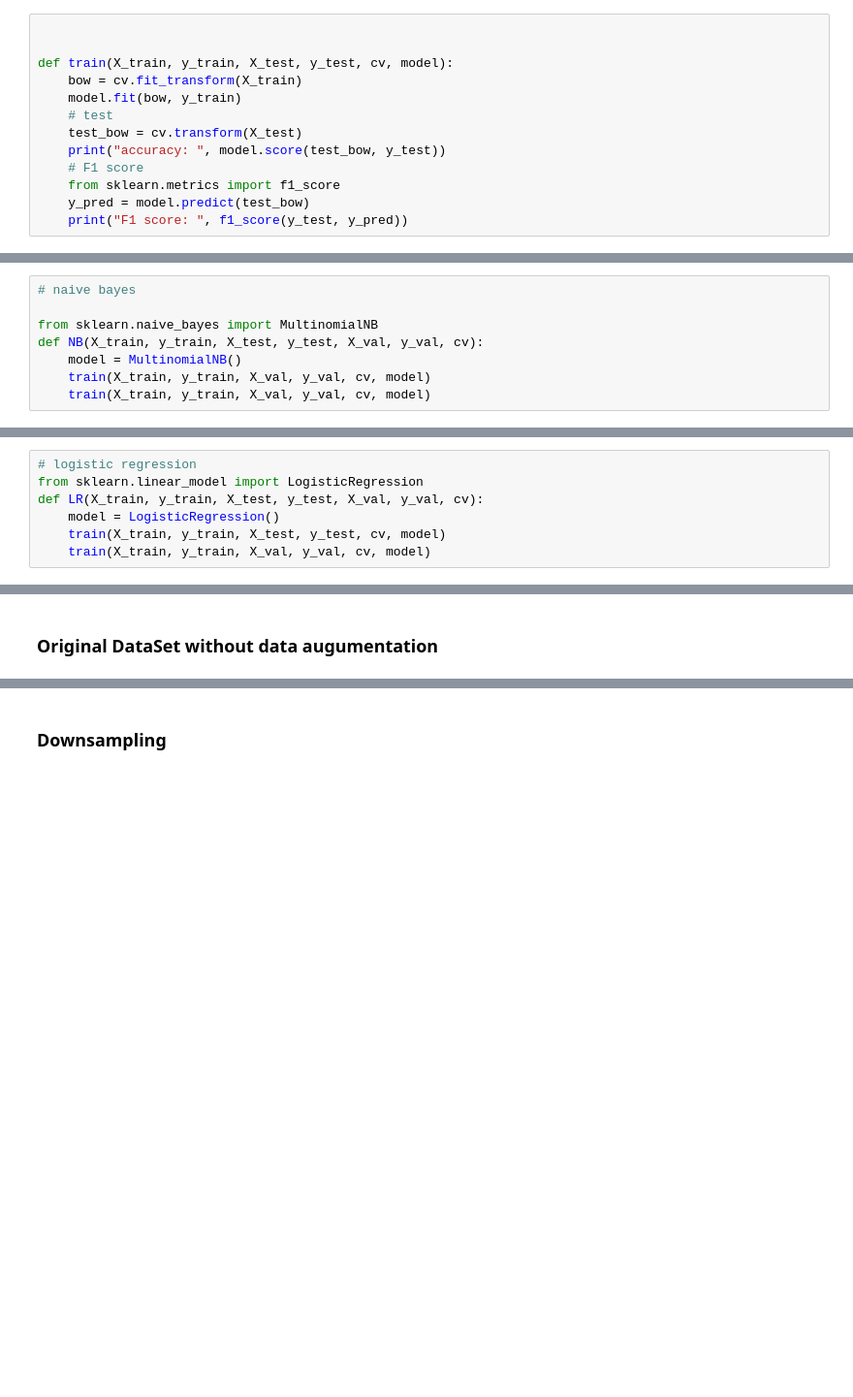
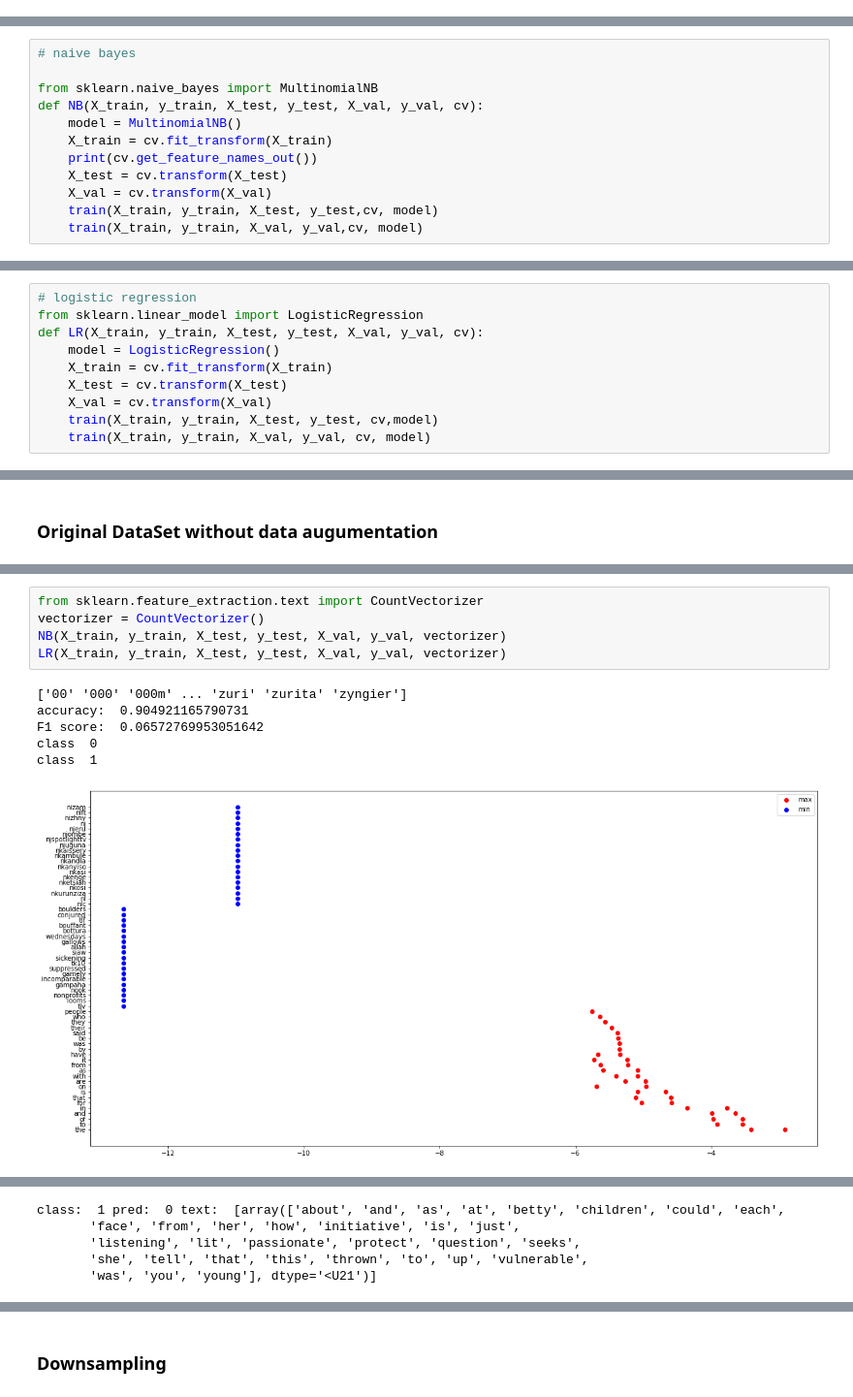
Before and after one commit to Falanke21/Don-t-Patronize-Me-HuggingFace-Implementation, a Jupyter notebook: test.ipynb, the cells around one changed output, grey strips where cells are left out. Shown at 97% size. Cells and saved outputs as stored; diff of their text form; blank space fills up the shorter version.

Commit message:
add feature visualization

```diff
--- a/test.ipynb
+++ b/test.ipynb
@@ -54,16 +54,3 @@ dtype: int64
 text     0
 label    0
 dtype: int64
-# %%
-
-
-def train(X_train, y_train, X_test, y_test, cv, model):
-    bow = cv.fit_transform(X_train)
-    model.fit(bow, y_train)
-    # test
-    test_bow = cv.transform(X_test)
-    print("accuracy: ", model.score(test_bow, y_test))
-    # F1 score
-    from sklearn.metrics import f1_score
-    y_pred = model.predict(test_bow)
-    print("F1 score: ", f1_score(y_test, y_pred))
@@ -75,8 +154,12 @@ def train(X_train, y_train, X_test, y_test, cv, model):
 from sklearn.naive_bayes import MultinomialNB
 def NB(X_train, y_train, X_test, y_test, X_val, y_val, cv):
     model = MultinomialNB()
-    train(X_train, y_train, X_val, y_val, cv, model)
-    train(X_train, y_train, X_val, y_val, cv, model)
+    X_train = cv.fit_transform(X_train)
+    print(cv.get_feature_names_out())
+    X_test = cv.transform(X_test)
+    X_val = cv.transform(X_val)
+    train(X_train, y_train, X_test, y_test,cv, model)
+    train(X_train, y_train, X_val, y_val,cv, model)
 # %%
 NB(X_train, y_train, X_test, y_test, X_val, y_val, cv)
 # %% [output]
@@ -91,7 +192,10 @@ F1 score:  0.4780487804878049
 from sklearn.linear_model import LogisticRegression
 def LR(X_train, y_train, X_test, y_test, X_val, y_val, cv):
     model = LogisticRegression()
-    train(X_train, y_train, X_test, y_test, cv, model)
+    X_train = cv.fit_transform(X_train)
+    X_test = cv.transform(X_test)
+    X_val = cv.transform(X_val)
+    train(X_train, y_train, X_test, y_test, cv,model)
     train(X_train, y_train, X_val, y_val, cv, model)
 # %%
 LR(X_train, y_train, X_test, y_test, X_val, y_val, cv)
@@ -167,0 +326,12 @@ Please also refer to the documentation for alternative solver options:
+# %%
+from sklearn.feature_extraction.text import CountVectorizer
+vectorizer = CountVectorizer()
+NB(X_train, y_train, X_test, y_test, X_val, y_val, vectorizer)
+LR(X_train, y_train, X_test, y_test, X_val, y_val, vectorizer)
+# %% [output]
+['00' '000' '000m' ... 'zuri' 'zurita' 'zyngier']
+accuracy:  0.904921165790731
+F1 score:  0.06572769953051642
+class  0
+class  1
+[figure, added]
@@ -167,0 +351,5 @@ Please also refer to the documentation for alternative solver options:
+class:  1 pred:  0 text:  [array(['about', 'and', 'as', 'at', 'betty', 'children', 'could', 'each',
+       'face', 'from', 'her', 'how', 'initiative', 'is', 'just',
+       'listening', 'lit', 'passionate', 'protect', 'question', 'seeks',
+       'she', 'tell', 'that', 'this', 'thrown', 'to', 'up', 'vulnerable',
+       'was', 'you', 'young'], dtype='<U21')]
```
Also changed, not shown: parts of 11 cells of this notebook.
